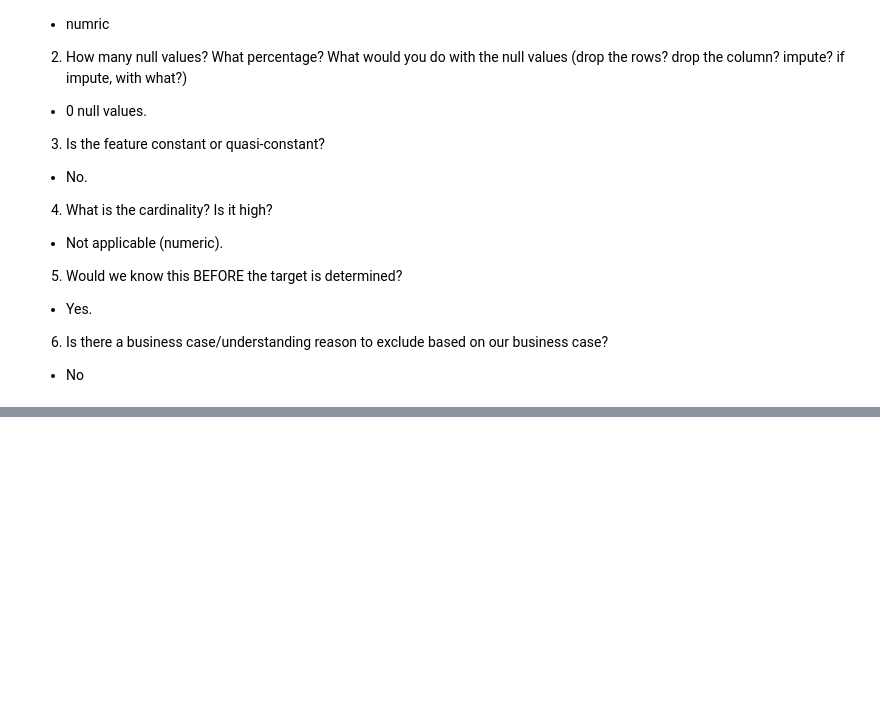
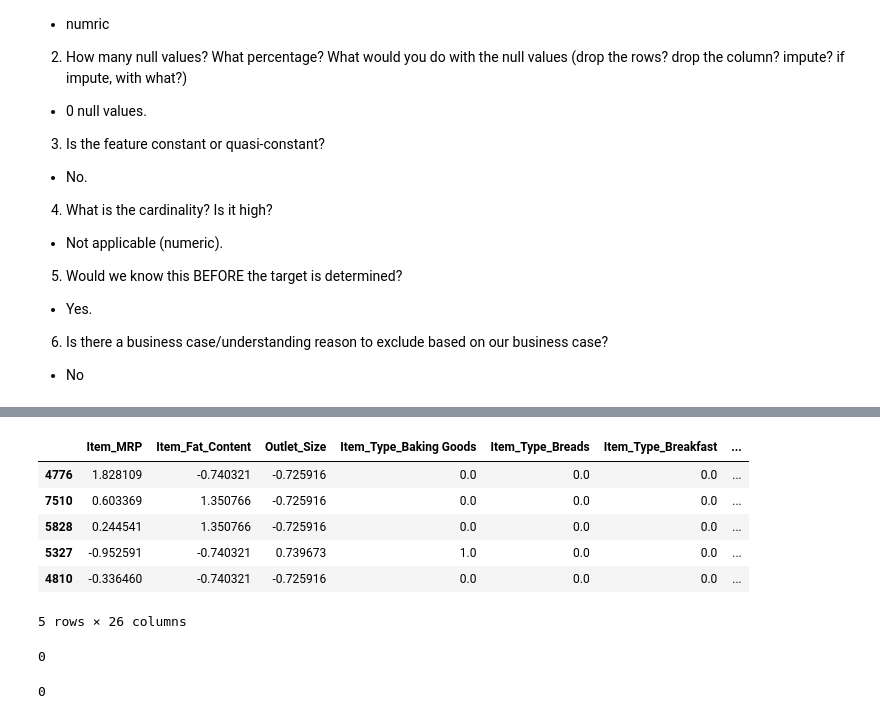
Before and after one commit to Al-Tayeb96/Prediction-of-Product-Sales, a Jupyter notebook: Prediction_of_Product_Sales.ipynb, the cells around one changed output, grey strips where cells are left out. Saved outputs shown, nothing was run; the diff lists cells and outputs as text; code cells hidden in the pictures; blank space fills up the shorter version.

```diff
--- a/Prediction_of_Product_Sales.ipynb
+++ b/Prediction_of_Product_Sales.ipynb
@@ -1015,0 +1208,6 @@ ___
+# %%
+#make a pipeline for Nominal featers
+impute_na=SimpleImputer(strategy='constant',fill_value='Na')
+one_encode=OneHotEncoder(sparse_output=False,handle_unknown='ignore')
+cat_pip=make_pipeline(impute_na,one_encode)
+cat_pip
@@ -1015,0 +1219,7 @@ ___
+# %%
+#make tuple for Nominal featers
+cat_tuple=('Nominal',cat_pip,cat_cols)
+# %%
+tf_cols=ColumnTransformer([num_tuple,ord_tuple,cat_tuple],remainder='passthrough',
+                                    verbose_feature_names_out=False)
+tf_cols
@@ -1015,0 +1244,2 @@ ___
+# %%
+tf_cols.fit(X_train)
@@ -1015,0 +1264,21 @@ ___
+# %%
+X_train_processed=tf_cols.transform(X_train)
+X_test_processed=tf_cols.transform(X_test)
+X_train_processed.head()
+# %% [output]
+|  | Item_MRP | Item_Fat_Content | Outlet_Size | Item_Type_Baking Goods | Item_Type_Breads | Item_Type_Breakfast | ... |
+| 4776 | 1.828109 | -0.740321 | -0.725916 | 0.0 | 0.0 | 0.0 | ... |
+| 7510 | 0.603369 | 1.350766 | -0.725916 | 0.0 | 0.0 | 0.0 | ... |
+| 5828 | 0.244541 | 1.350766 | -0.725916 | 0.0 | 0.0 | 0.0 | ... |
+| 5327 | -0.952591 | -0.740321 | 0.739673 | 1.0 | 0.0 | 0.0 | ... |
+| 4810 | -0.336460 | -0.740321 | -0.725916 | 0.0 | 0.0 | 0.0 | ... |
+5 rows × 26 columns
+# %%
+#confirm MISSING VALUES
+X_train_processed.isna().sum().sum()
+# %% [output]
+0
+# %%
+X_test_processed.isna().sum().sum()
+# %% [output]
+0
```
Also changed, not shown: parts of 41 cells of this notebook.
